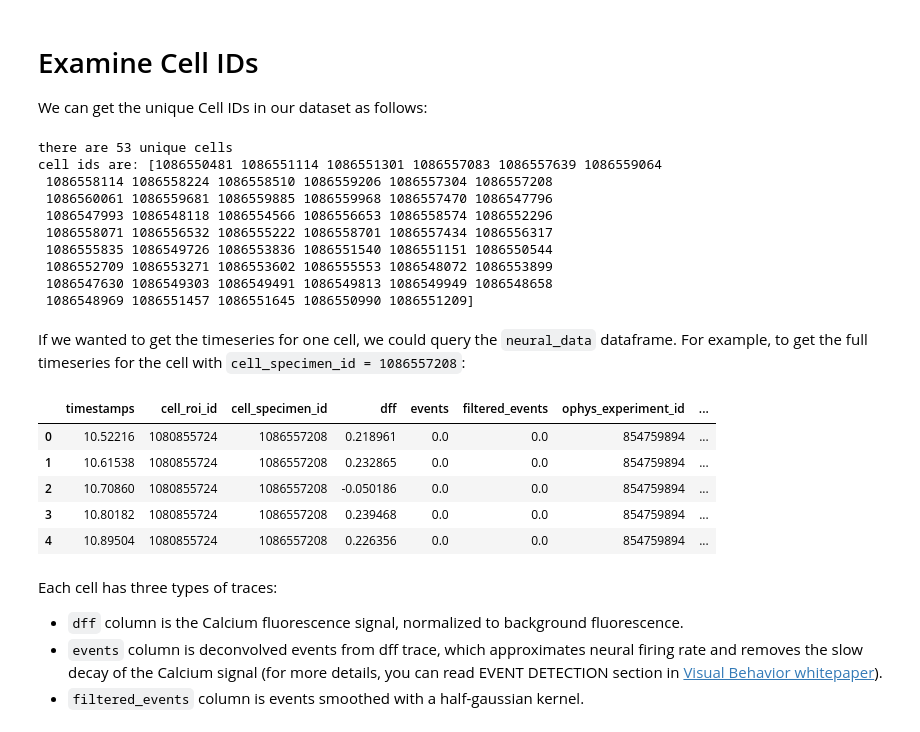
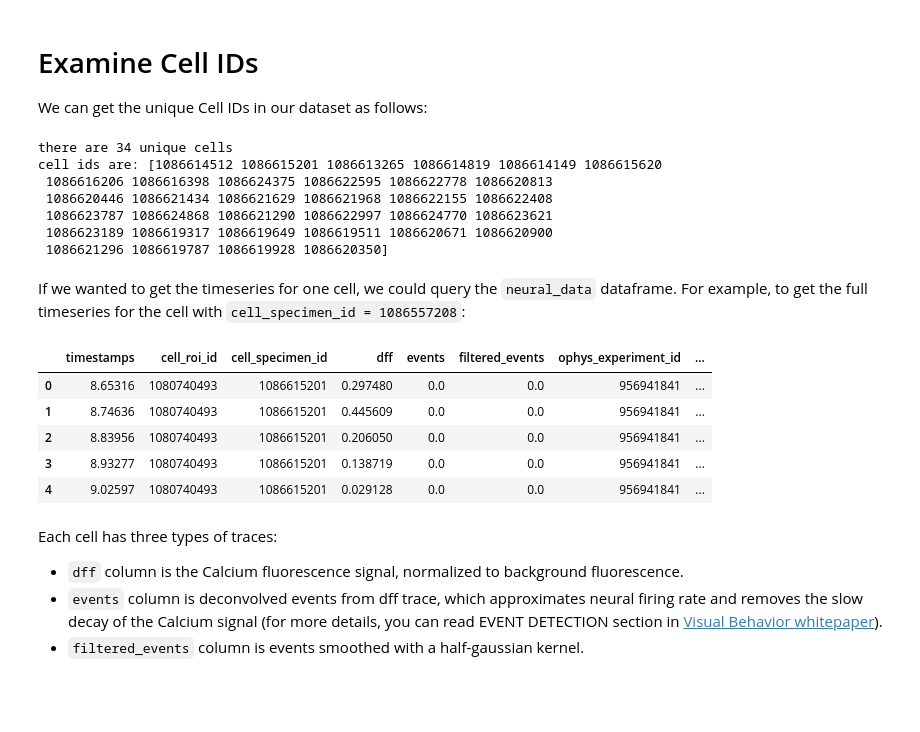
Before and after one commit to odmina/misbehaving_armadillos, a Jupyter notebook: Allen_Visual_Behavior_from_SDK.ipynb, the cells around one changed output. Drawn from its saved outputs; the diff is of its cells as text; code cells hidden in the pictures; blank space fills up the shorter version.

```diff
--- a/Allen_Visual_Behavior_from_SDK.ipynb
+++ b/Allen_Visual_Behavior_from_SDK.ipynb
@@ -107,4 +134,4 @@ We can view metadata for this session as follows:
 # %%
-ophys_session_id = 854060305
+ophys_session_id = 955775716.0
 session_table.loc[ophys_session_id]
 # %% [output]
@@ -206,28 +233,25 @@ cell_ids = neural_data['cell_specimen_id'].unique()
 print('there are {} unique cells'.format(len(cell_ids)))
 print('cell ids are: {}'.format(cell_ids))
 # %% [output]
-there are 53 unique cells
-cell ids are: [1086550481 1086551114 1086551301 1086557083 1086557639 1086559064
- 1086558114 1086558224 1086558510 1086559206 1086557304 1086557208
- 1086560061 1086559681 1086559885 1086559968 1086557470 1086547796
- 1086547993 1086548118 1086554566 1086556653 1086558574 1086552296
- 1086558071 1086556532 1086555222 1086558701 1086557434 1086556317
- 1086555835 1086549726 1086553836 1086551540 1086551151 1086550544
- 1086552709 1086553271 1086553602 1086555553 1086548072 1086553899
- 1086547630 1086549303 1086549491 1086549813 1086549949 1086548658
- 1086548969 1086551457 1086551645 1086550990 1086551209]
+there are 34 unique cells
+cell ids are: [1086614512 1086615201 1086613265 1086614819 1086614149 1086615620
+ 1086616206 1086616398 1086624375 1086622595 1086622778 1086620813
+ 1086620446 1086621434 1086621629 1086621968 1086622155 1086622408
+ 1086623787 1086624868 1086621290 1086622997 1086624770 1086623621
+ 1086623189 1086619317 1086619649 1086619511 1086620671 1086620900
+ 1086621296 1086619787 1086619928 1086620350]
 # %% [markdown]
 If we wanted to get the timeseries for one cell, we could query the `neural_data` dataframe. For example, to get the full timeseries for the cell with `cell_specimen_id = 1086557208`:
 # %%
-single_cell_timeseries = neural_data.query('cell_specimen_id == 1086557208')
+single_cell_timeseries = neural_data.query('cell_specimen_id == 1086615201')
 single_cell_timeseries.head()
 # %% [output]
 |  | timestamps | cell_roi_id | cell_specimen_id | dff | events | filtered_events | ophys_experiment_id | ... |
-| 0 | 10.52216 | 1080855724 | 1086557208 | 0.218961 | 0.0 | 0.0 | 854759894 | ... |
-| 1 | 10.61538 | 1080855724 | 1086557208 | 0.232865 | 0.0 | 0.0 | 854759894 | ... |
-| 2 | 10.70860 | 1080855724 | 1086557208 | -0.050186 | 0.0 | 0.0 | 854759894 | ... |
-| 3 | 10.80182 | 1080855724 | 1086557208 | 0.239468 | 0.0 | 0.0 | 854759894 | ... |
-| 4 | 10.89504 | 1080855724 | 1086557208 | 0.226356 | 0.0 | 0.0 | 854759894 | ... |
+| 0 | 8.65316 | 1080740493 | 1086615201 | 0.297480 | 0.0 | 0.0 | 956941841 | ... |
+| 1 | 8.74636 | 1080740493 | 1086615201 | 0.445609 | 0.0 | 0.0 | 956941841 | ... |
+| 2 | 8.83956 | 1080740493 | 1086615201 | 0.206050 | 0.0 | 0.0 | 956941841 | ... |
+| 3 | 8.93277 | 1080740493 | 1086615201 | 0.138719 | 0.0 | 0.0 | 956941841 | ... |
+| 4 | 9.02597 | 1080740493 | 1086615201 | 0.029128 | 0.0 | 0.0 | 956941841 | ... |
 # %% [markdown]
 Each cell has three types of traces:
 - `dff` column is the Calcium fluorescence signal, normalized to background fluorescence.
```
Also changed, not shown: parts of 14 cells of this notebook.
